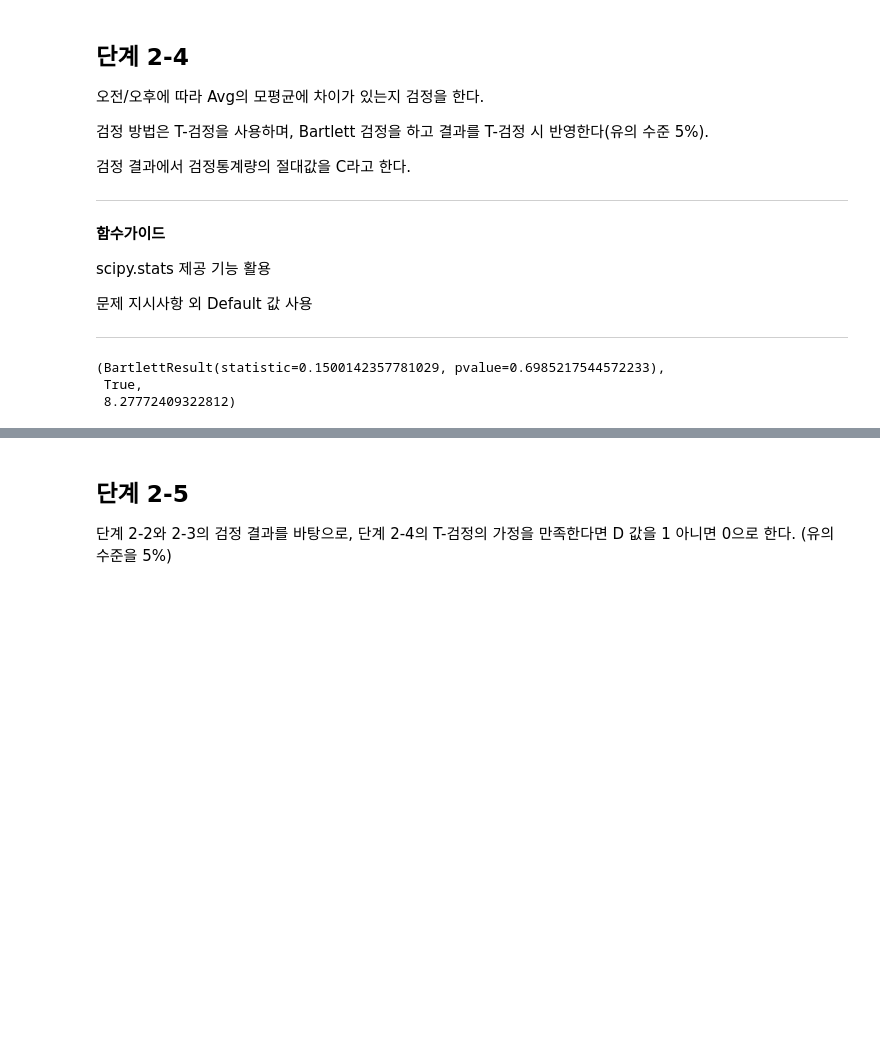
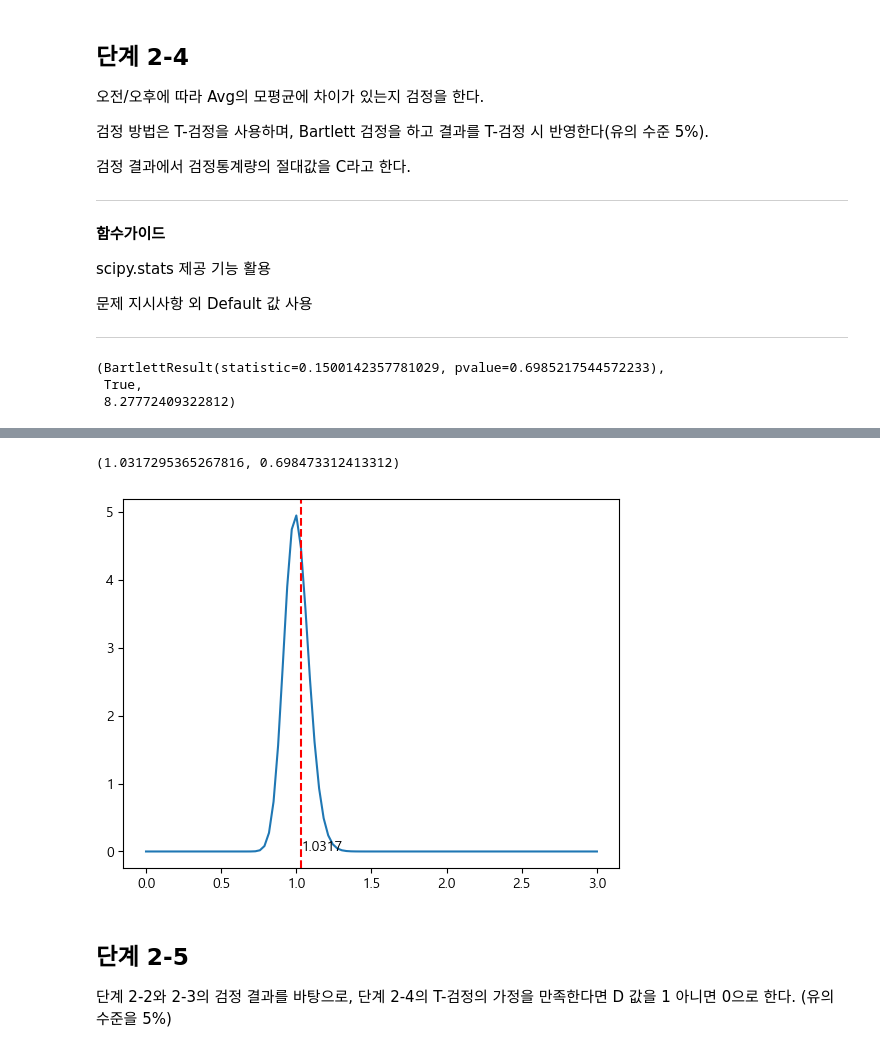
Before and after one commit to sunkusun9/DS_lv3_2408, a Jupyter notebook: sec_ds_lv3_prob3_prob.ipynb, the cells around one changed output, grey strips where cells are left out. Cells and saved outputs as stored; diff of their text form; code cells hidden in the pictures; blank space fills up the shorter version.

```diff
--- a/sec_ds_lv3_prob3_prob.ipynb
+++ b/sec_ds_lv3_prob3_prob.ipynb
@@ -713,3 +772,22 @@ result_bart, equal_var_bar, C
+# %%
+from scipy.stats import f
+s_nm1 = df_prob2['AM'].value_counts() - 1
+s_var = df_prob2.groupby('AM')['Avg'].var()
+F = df_prob2.groupby('AM')['Avg'].var().pipe(lambda x: x[0] / x[1])
+F, min(f.cdf(F, s_nm1[0], s_nm1[1]), 1 - f.cdf(F, s_nm1[0], s_nm1[1])) * 2
+# %% [output]
+(1.0317295365267816, 0.698473312413312)
+# %%
+from scipy.stats import f
+s_nm1 = df_prob2['AM'].value_counts() - 1
+s_var = df_prob2.groupby('AM')['Avg'].var()
+F = df_prob2.groupby('AM')['Avg'].var().pipe(lambda x: x[0] / x[1])
+plt.plot(np.linspace(0, 3, 100), f.pdf(np.linspace(0, 3, 100), s_nm1.loc[0], s_nm1.loc[1]))
+plt.axvline(F, color='red', linestyle='--')
+plt.text(F, 0.01, str(F)[:6])
+plt.show()
+# %% [output]
+[figure, added]
 # %% [markdown]
 ## 단계 2-5
 
```
Also changed, not shown: parts of 69 cells of this notebook.
